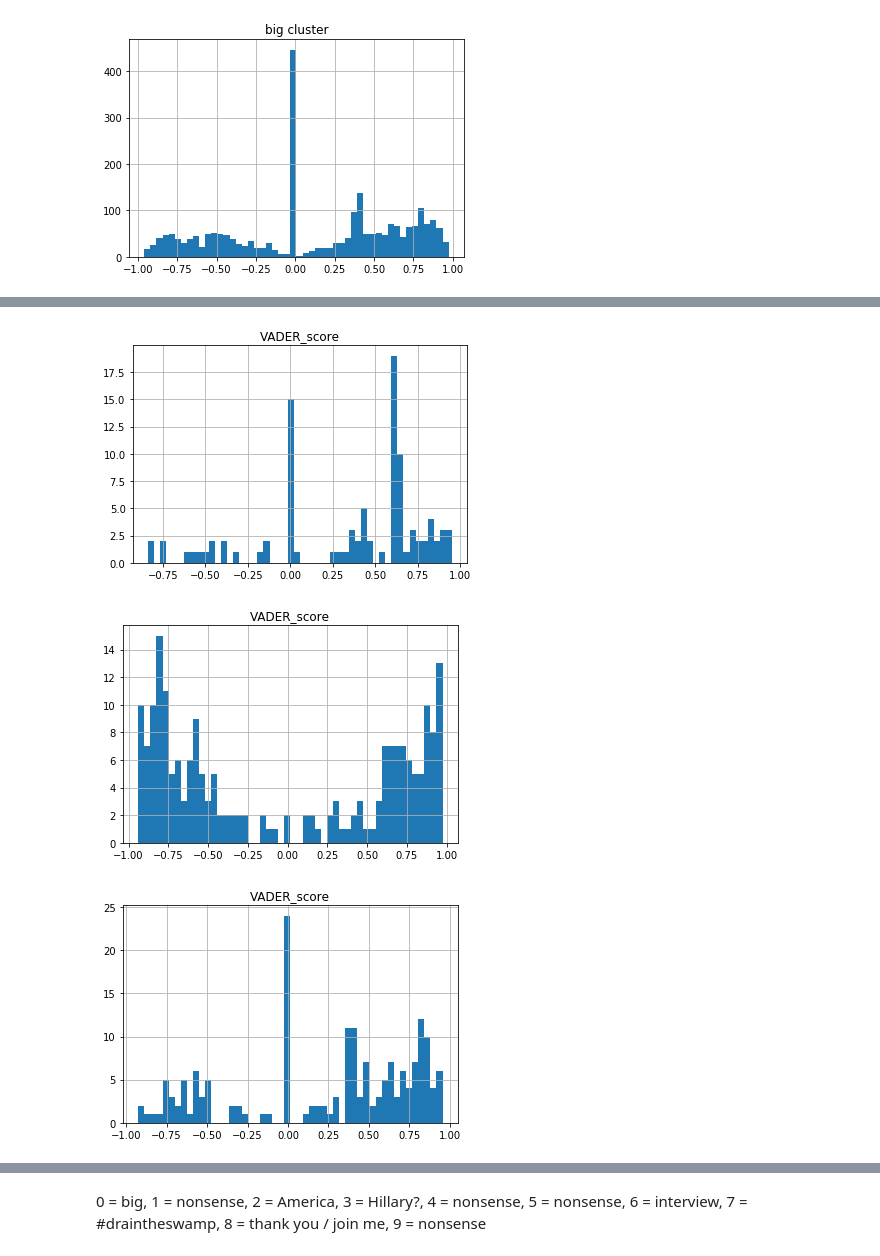
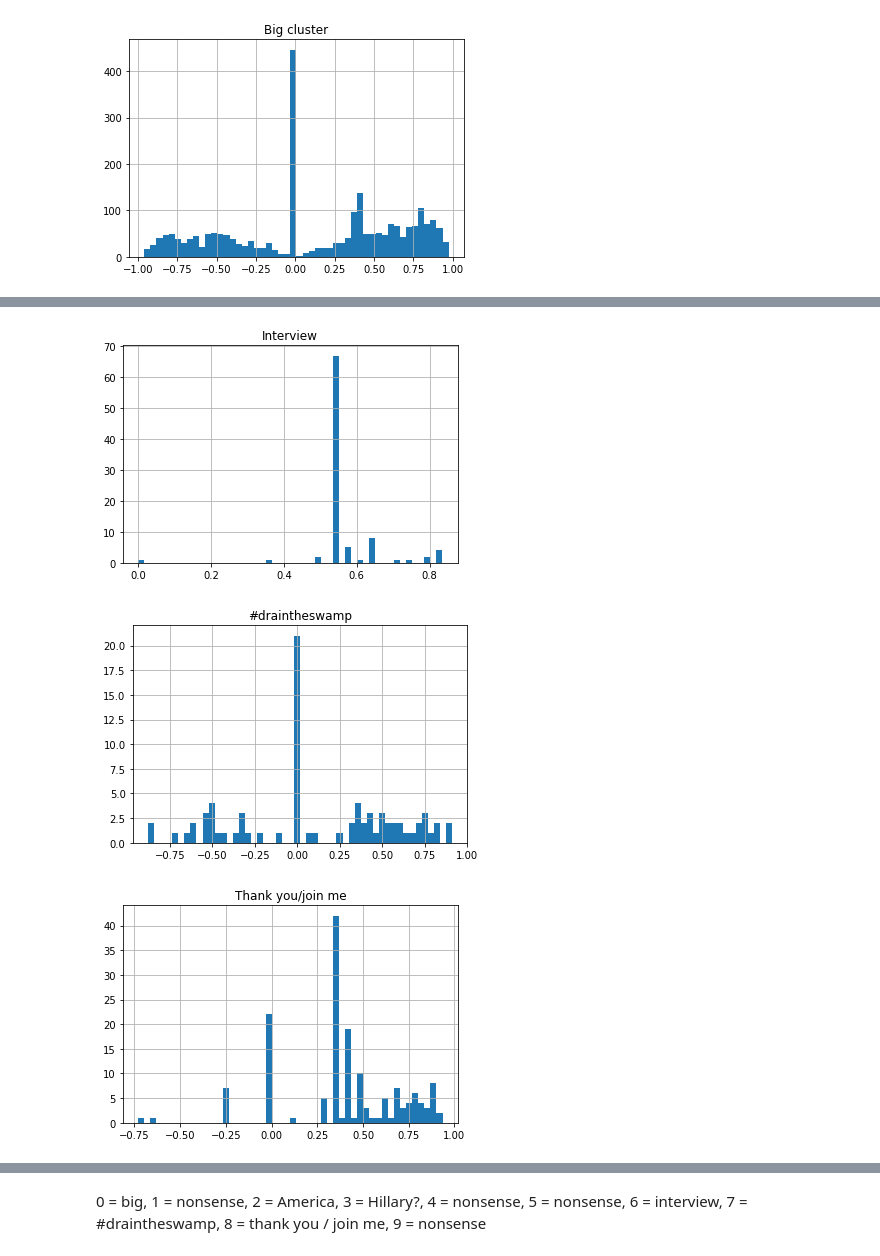
Before and after one commit to federikovi/WI4231-MathematicalDataScience, a Jupyter notebook: Sentiment_Trump-K-Means.ipynb, the cells around one changed output, grey strips where cells are left out. Saved outputs shown, nothing was run; the diff lists cells and outputs as text; code cells hidden in the pictures.

```diff
--- a/Sentiment_Trump-K-Means.ipynb
+++ b/Sentiment_Trump-K-Means.ipynb
@@ -137,27 +213,30 @@ plt.show()
 # %%
-#cluster 2 america
-cluster2 = data.loc[data['label_kmeans'] == 2]
-cluster2.count()
-cluster2.hist('VADER_score', bins = 50)
-#plt.savefig('VADER_train.png',bbox_inches="tight")
+#cluster 6 interview
+cluster6 = data.loc[data['label_kmeans'] == 6]
+cluster6.count()
+cluster6.hist('VADER_score', bins = 50)
+plt.savefig('VADER_interview.png',bbox_inches="tight")
+plt.title('Interview')
 plt.show()
 # %% [output]
-[figure, old version]
+[figure, new version]
 # %%
-#cluster 3 hillary
-cluster3 = data.loc[data['label_kmeans'] == 3]
-cluster3.count()
-cluster3.hist('VADER_score', bins = 50)
-#plt.savefig('VADER_train.png',bbox_inches="tight")
+#cluster 7 #draintheswamp
+cluster7 = data.loc[data['label_kmeans'] == 7]
+cluster7.count()
+cluster7.hist('VADER_score', bins = 50)
+plt.savefig('VADER_draintheswamp.png',bbox_inches="tight")
+plt.title('#draintheswamp')
 plt.show()
 # %% [output]
-[figure, old version]
+[figure, new version]
 # %%
-#cluster 4 nonsense
-cluster4 = data.loc[data['label_kmeans'] == 4]
-cluster4.count()
-cluster4.hist('VADER_score', bins = 50)
-#plt.savefig('VADER_train.png',bbox_inches="tight")
+#cluster 8 thank you/join me
+cluster8 = data.loc[data['label_kmeans'] == 8]
+cluster8.count()
+cluster8.hist('VADER_score', bins = 50)
+plt.savefig('VADER_thank.png',bbox_inches="tight")
+plt.title('Thank you/join me')
 plt.show()
 # %% [output]
-[figure, old version]
+[figure, new version]
```
Also changed, not shown: parts of 21 cells of this notebook.
